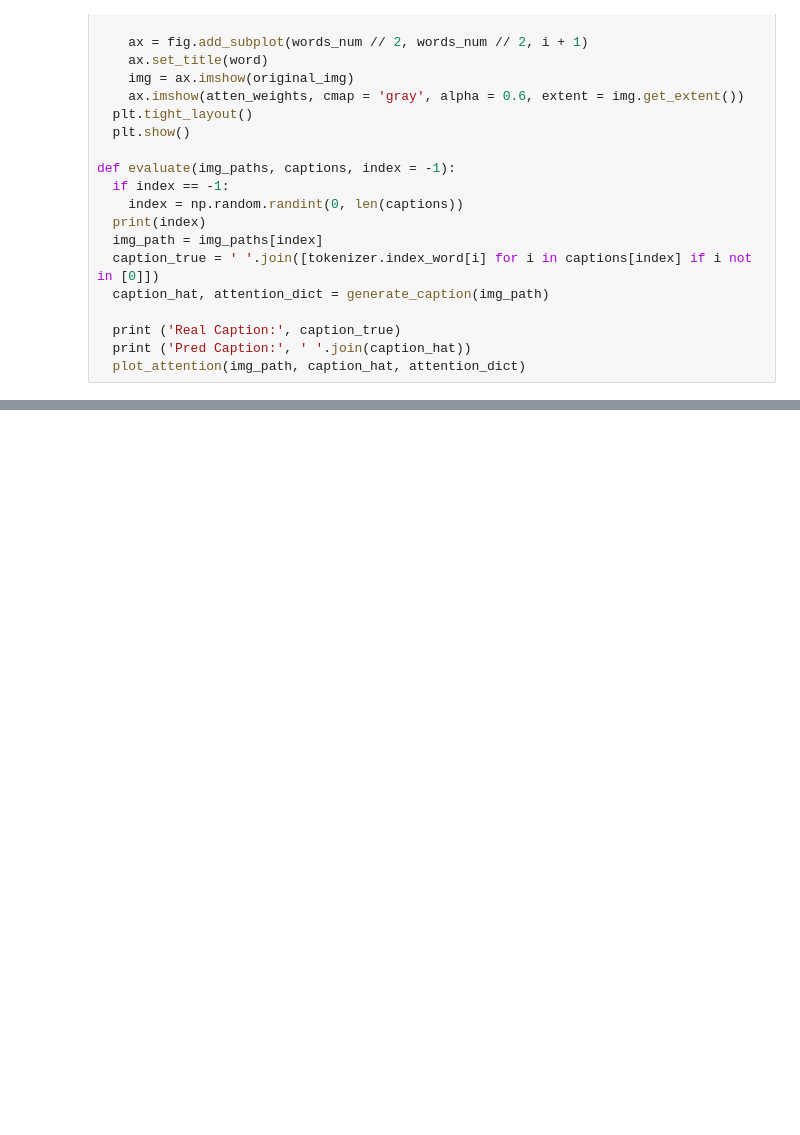
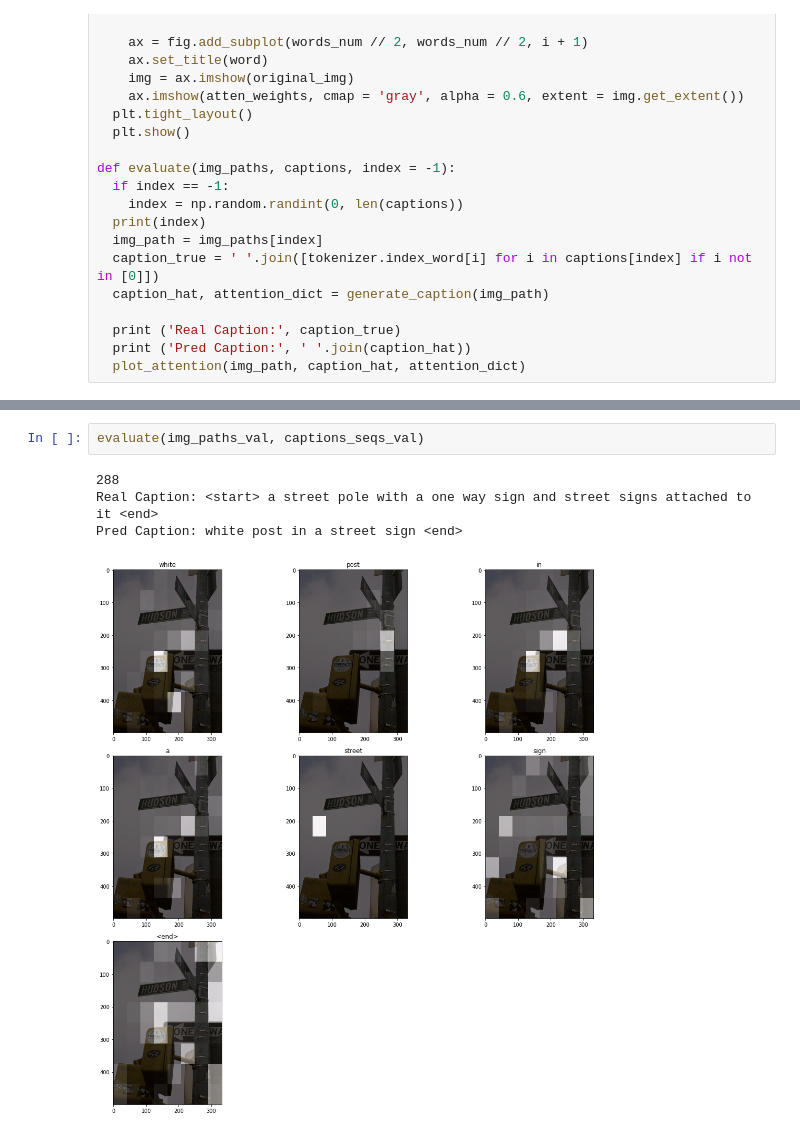
Before and after one commit to basselkassem/nlp-toolkit, a Jupyter notebook: image_caption.ipynb, the cells around one changed output, grey strips where cells are left out. Cells and saved outputs as stored; diff of their text form; blank space fills up the shorter version.

```diff
--- a/image_caption.ipynb
+++ b/image_caption.ipynb
@@ -451,0 +457,7 @@ Pred Caption: a bathroom that is all snow and a rack in a room <end>
+# %%
+evaluate(img_paths_val, captions_seqs_val)
+# %% [output]
+288
+Real Caption: <start> a street pole with a one way sign and street signs attached to it <end>
+Pred Caption: white post in a street sign <end>
+[figure, added]
```
Also changed, not shown: parts of 6 cells of this notebook.
